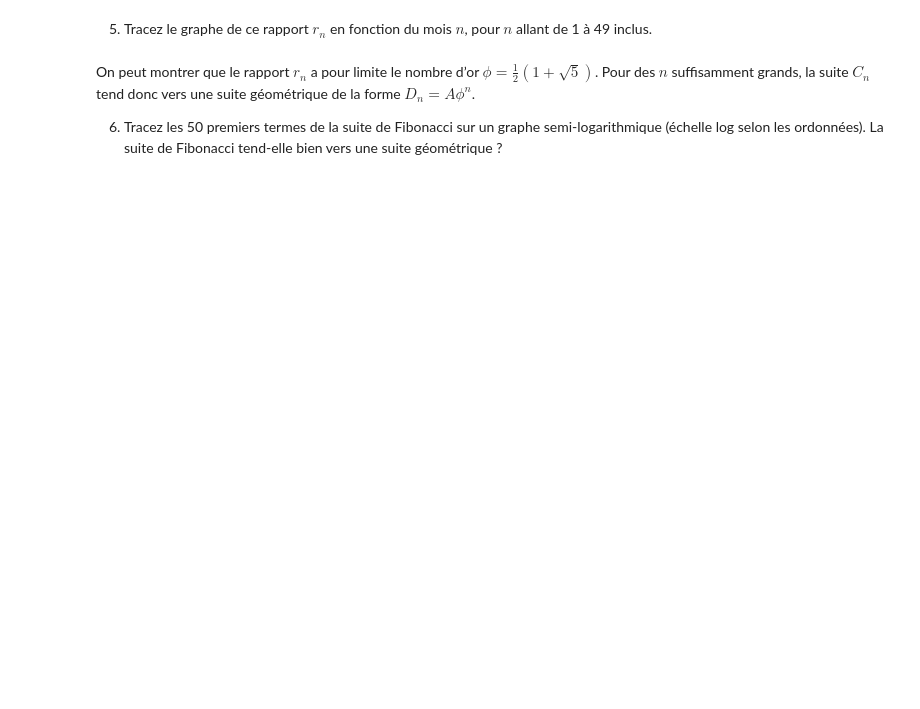
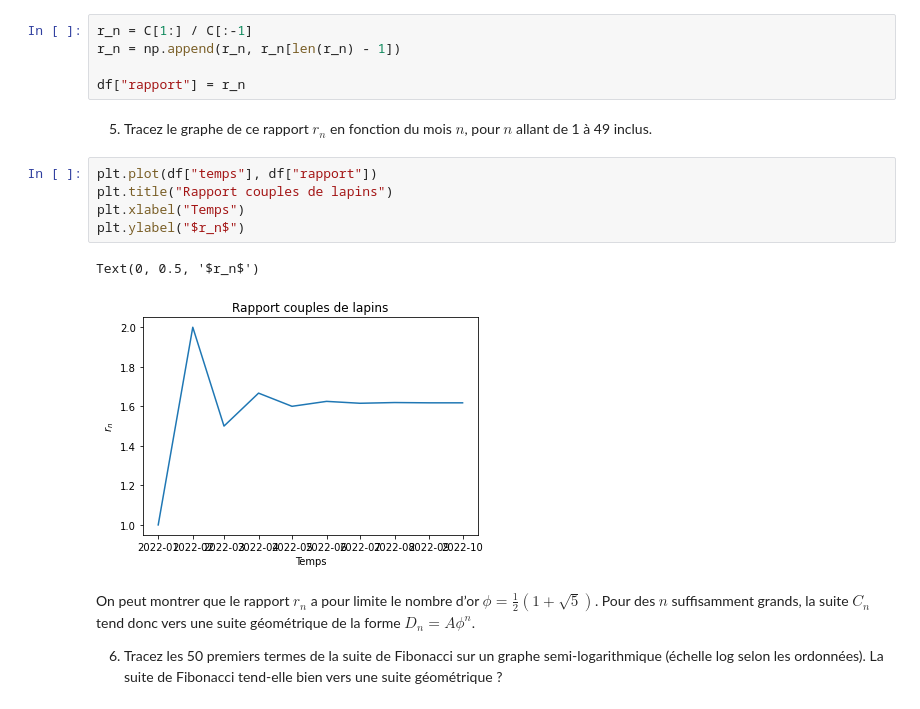
Before and after one commit to kmiloarguello/physique-numerique, a Jupyter notebook: etu-03-suites-relations-recurrence/etu-04-exercices.ipynb, the cells around one changed output. Saved outputs shown, nothing was run; the diff lists cells and outputs as text; blank space fills up the shorter version.

```diff
--- a/etu-03-suites-relations-recurrence/etu-04-exercices.ipynb
+++ b/etu-03-suites-relations-recurrence/etu-04-exercices.ipynb
@@ -69,8 +62,21 @@ len(c)
 $$
 r_n = \frac{C_{n + 1}}{C_n}
 $$
+# %%
+r_n = C[1:] / C[:-1]
+r_n = np.append(r_n, r_n[len(r_n) - 1])
+
+df["rapport"] = r_n
 # %% [markdown]
 5. Tracez le graphe de ce rapport $r_n$ en fonction du mois $n$, pour $n$ allant de 1 à 49 inclus.
+# %%
+plt.plot(df["temps"], df["rapport"])
+plt.title("Rapport couples de lapins")
+plt.xlabel("Temps")
+plt.ylabel("$r_n$")
+# %% [output]
+Text(0, 0.5, '$r_n$')
+[figure, added]
 # %% [markdown]
 On peut montrer que le rapport $r_n$ a pour limite le nombre d’or $\phi = \frac{1}{2} \left(1+\sqrt{5}\right)$. Pour des $n$ suffisamment grands, la suite $C_n$ tend donc vers une suite géométrique de la forme $D_n = A \phi^n$.
 
```
Also changed, not shown: parts of 12 cells of this notebook, 1 other file.
